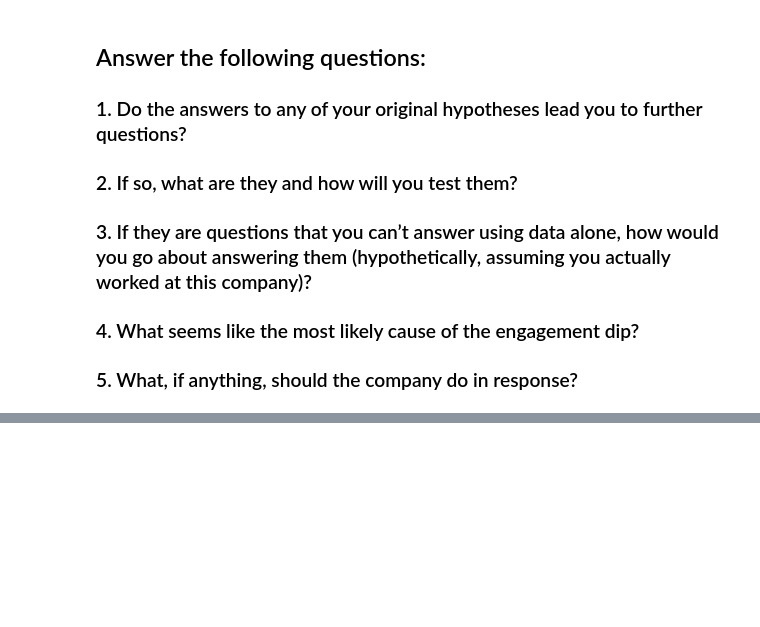
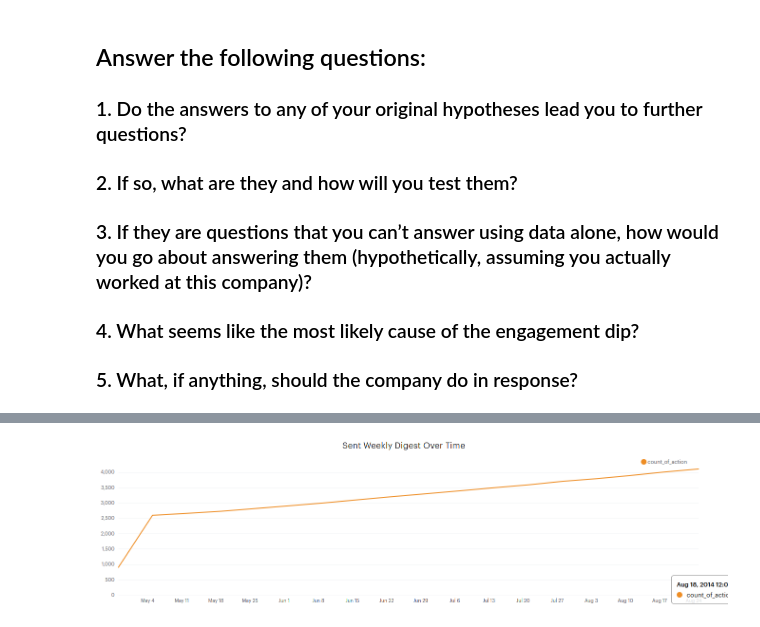
Before and after one commit to MPhillips55/SQL-notes, a Jupyter notebook: Yammer Case Study - SQL.ipynb, the cells around one changed output, grey strips where cells are left out. Cells and saved outputs as stored; diff of their text form; code cells hidden in the pictures; blank space fills up the shorter version.

```diff
--- a/Yammer Case Study - SQL.ipynb
+++ b/Yammer Case Study - SQL.ipynb
@@ -50,0 +123,4 @@ Image("capture7.png")
+# %%
+Image("capture10.png")
+# %% [output]
+[figure, added]
```
Also changed, not shown: parts of 22 cells of this notebook.
